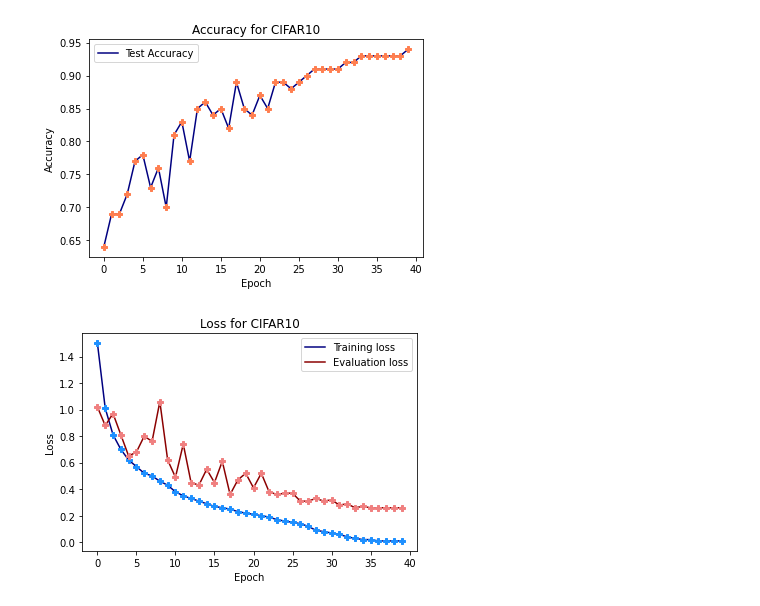
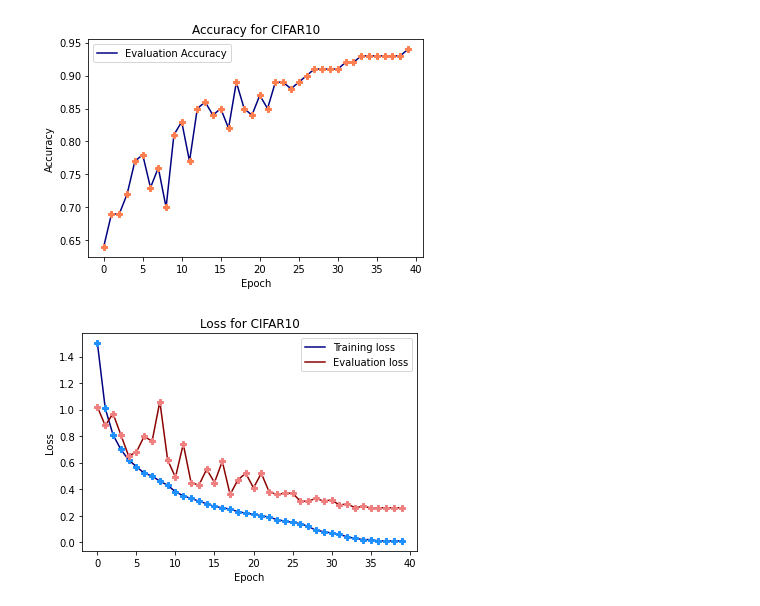
Before and after one commit to hwchen2017/resnet_food101_cifar10_pytorch, a Jupyter notebook: plot.ipynb, the cells around one changed output. Drawn from its saved outputs; the diff is of its cells as text; code cells hidden in the pictures.

Commit message:
add figures for readme

```diff
--- a/plot.ipynb
+++ b/plot.ipynb
@@ -1,25 +1,25 @@
 # %%
 import numpy as np
 import matplotlib.pyplot as pyplot
 
 data = np.loadtxt("cifar10_training.txt")
 
 epoch = data[:, 0]
 train_loss = data[:, 1]
 evaluate_loss = data[:, 2]
 acc = data[:, 3]
 
 
-pyplot.plot(epoch, acc, color = 'navy', label="Test Accuracy")
+pyplot.plot(epoch, acc, color = 'navy', label="Evaluation Accuracy")
 pyplot.plot(epoch, acc, 'P', color = 'coral')
 pyplot.xlabel("Epoch")
 pyplot.ylabel("Accuracy")
 pyplot.legend()
 pyplot.title("Accuracy for CIFAR10")
-pyplot.savefig("cifar10_acc.png", dpi = 200)
+pyplot.savefig("./images/cifar10_acc.png", dpi = 200)
 pyplot.show()
 # %% [output]
-[figure, old version]
+[figure, new version]
 # %%
 pyplot.plot(epoch, train_loss, color = 'navy', label="Training loss")
 pyplot.plot(epoch, train_loss, 'P', color = 'dodgerblue')
```
Also changed, not shown: parts of 1 cell of this notebook, 4 other files.
